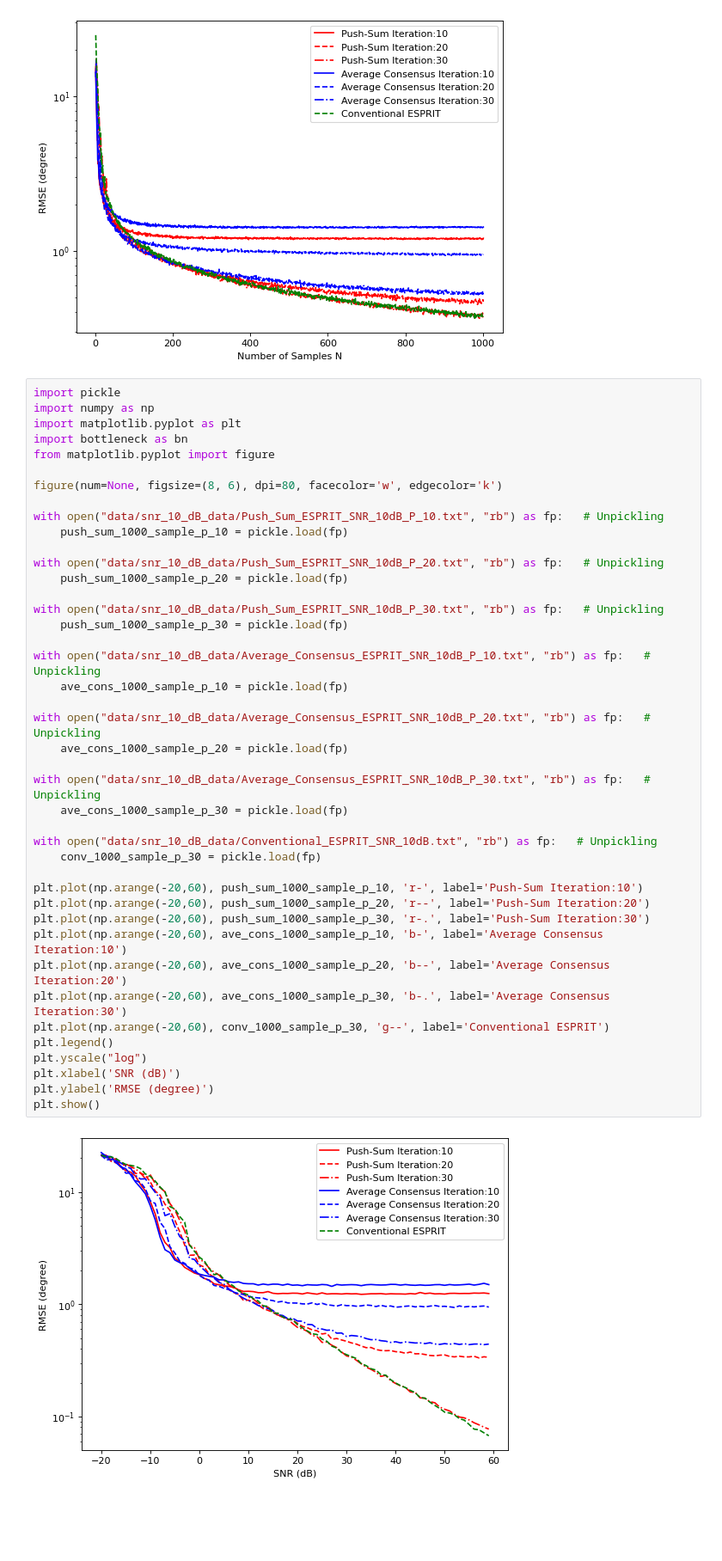
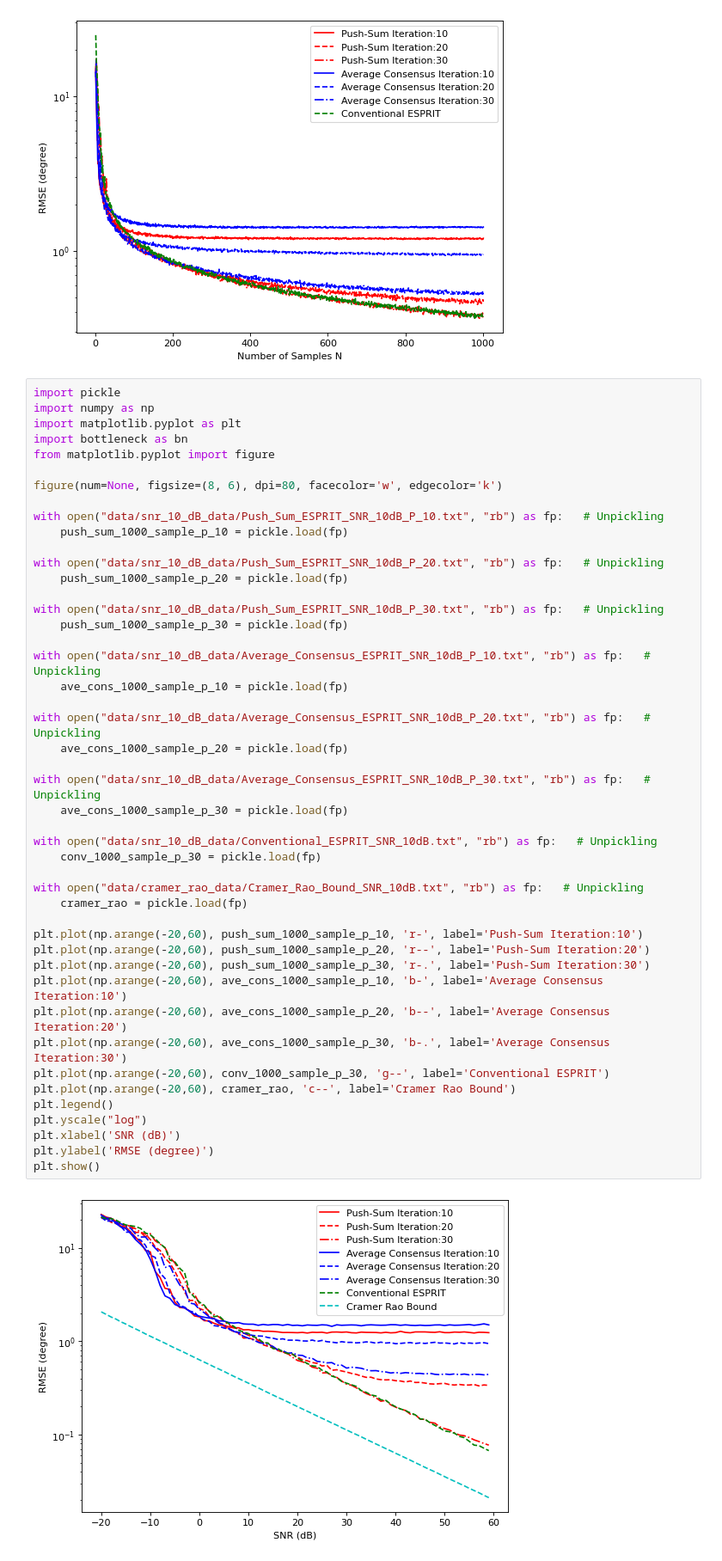
Before and after one commit to ozancakiroglu95/Decentralized-Esprit-Algorithm-Performance-Evaluation-using-Push-Sum-method, a Jupyter notebook: Plots_at_iteration_10_20_30.ipynb, the cells around one changed output. Shown at 86% size. Drawn from its saved outputs; the diff is of its cells as text; blank space fills up the shorter version.

```diff
--- a/Plots_at_iteration_10_20_30.ipynb
+++ b/Plots_at_iteration_10_20_30.ipynb
@@ -57,31 +57,35 @@ with open("data/snr_10_dB_data/Push_Sum_ESPRIT_SNR_10dB_P_20.txt", "rb") as fp:
     push_sum_1000_sample_p_20 = pickle.load(fp)
 
 with open("data/snr_10_dB_data/Push_Sum_ESPRIT_SNR_10dB_P_30.txt", "rb") as fp:   # Unpickling
     push_sum_1000_sample_p_30 = pickle.load(fp)
 
 with open("data/snr_10_dB_data/Average_Consensus_ESPRIT_SNR_10dB_P_10.txt", "rb") as fp:   # Unpickling
     ave_cons_1000_sample_p_10 = pickle.load(fp)
 
 with open("data/snr_10_dB_data/Average_Consensus_ESPRIT_SNR_10dB_P_20.txt", "rb") as fp:   # Unpickling
     ave_cons_1000_sample_p_20 = pickle.load(fp)
 
 with open("data/snr_10_dB_data/Average_Consensus_ESPRIT_SNR_10dB_P_30.txt", "rb") as fp:   # Unpickling
     ave_cons_1000_sample_p_30 = pickle.load(fp)
 
 with open("data/snr_10_dB_data/Conventional_ESPRIT_SNR_10dB.txt", "rb") as fp:   # Unpickling
     conv_1000_sample_p_30 = pickle.load(fp)
 
+with open("data/cramer_rao_data/Cramer_Rao_Bound_SNR_10dB.txt", "rb") as fp:   # Unpickling
+    cramer_rao = pickle.load(fp)
+
 plt.plot(np.arange(-20,60), push_sum_1000_sample_p_10, 'r-', label='Push-Sum Iteration:10')
 plt.plot(np.arange(-20,60), push_sum_1000_sample_p_20, 'r--', label='Push-Sum Iteration:20')
 plt.plot(np.arange(-20,60), push_sum_1000_sample_p_30, 'r-.', label='Push-Sum Iteration:30')
 plt.plot(np.arange(-20,60), ave_cons_1000_sample_p_10, 'b-', label='Average Consensus Iteration:10')
 plt.plot(np.arange(-20,60), ave_cons_1000_sample_p_20, 'b--', label='Average Consensus Iteration:20')
 plt.plot(np.arange(-20,60), ave_cons_1000_sample_p_30, 'b-.', label='Average Consensus Iteration:30')
 plt.plot(np.arange(-20,60), conv_1000_sample_p_30, 'g--', label='Conventional ESPRIT')
+plt.plot(np.arange(-20,60), cramer_rao, 'c--', label='Cramer Rao Bound')
 plt.legend()
 plt.yscale("log")
 plt.xlabel('SNR (dB)')
 plt.ylabel('RMSE (degree)')
 plt.show()
 # %% [output]
-[figure, old version]
+[figure, new version]
```
Also changed, not shown: 5 other files.
